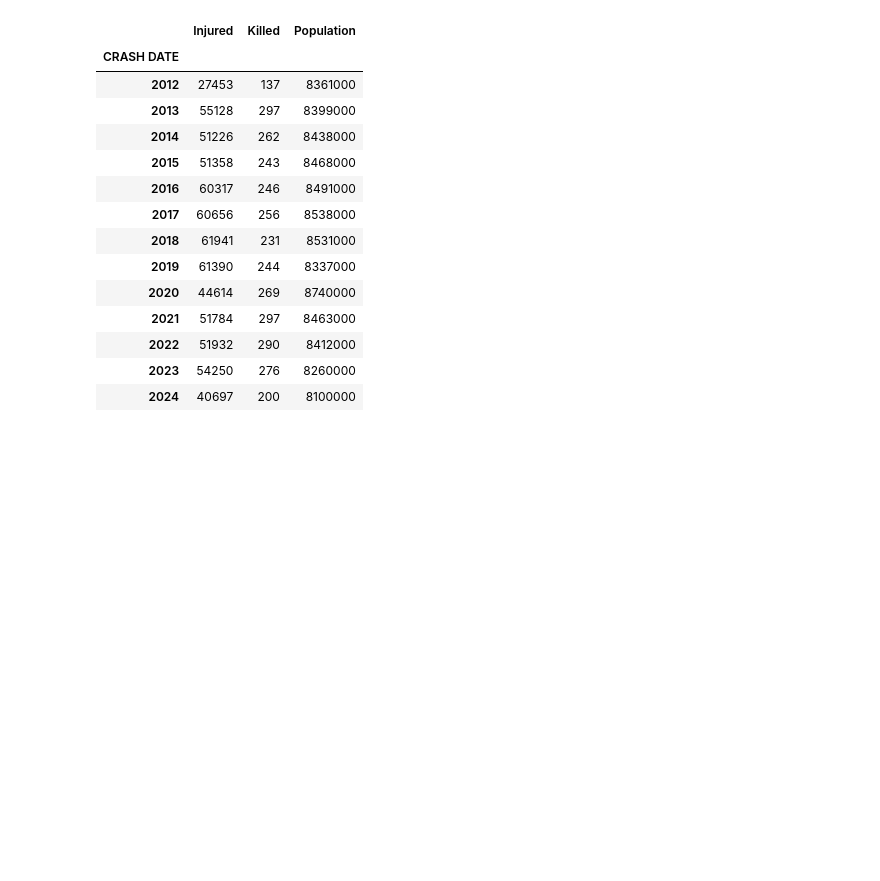
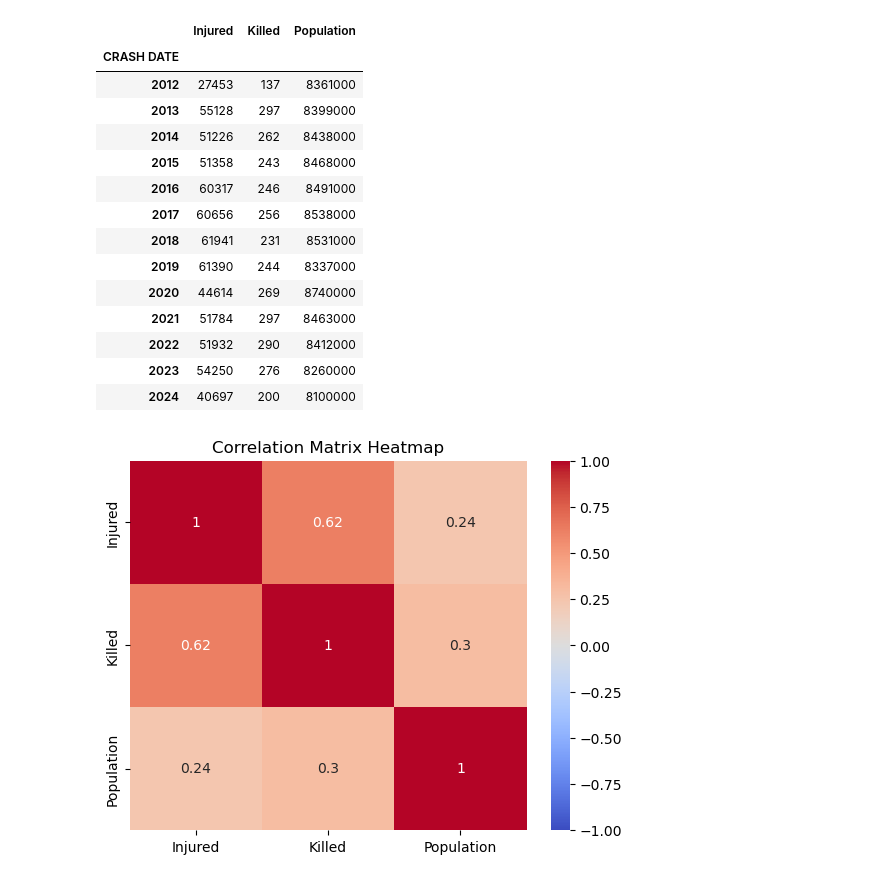
Before and after one commit to awnonbhowmik/NYC_MV_Collisions_Crashes, a Jupyter notebook: main.ipynb, the cells around one changed output. Saved outputs shown, nothing was run; the diff lists cells and outputs as text; code cells hidden in the pictures; blank space fills up the shorter version.

```diff
--- a/main.ipynb
+++ b/main.ipynb
@@ -237,3 +237,18 @@ df
 | 2022 | 51932 | 290 | 8412000 |
 | 2023 | 54250 | 276 | 8260000 |
 | 2024 | 40697 | 200 | 8100000 |
+# %%
+# Generate a heatmap of the correlation matrix of the updated DataFrame, excluding the 'Year' column
+import seaborn as sns
+
+# Calculate the correlation matrix
+corr = df.corr()
+
+# Generate a heatmap
+sns.heatmap(corr, annot=True, cmap='coolwarm', vmin=-1, vmax=1)
+plt.title('Correlation Matrix Heatmap')
+
+# Display the plot
+plt.show()
+# %% [output]
+[figure, added]
```
Also changed, not shown: parts of 2 cells of this notebook.
